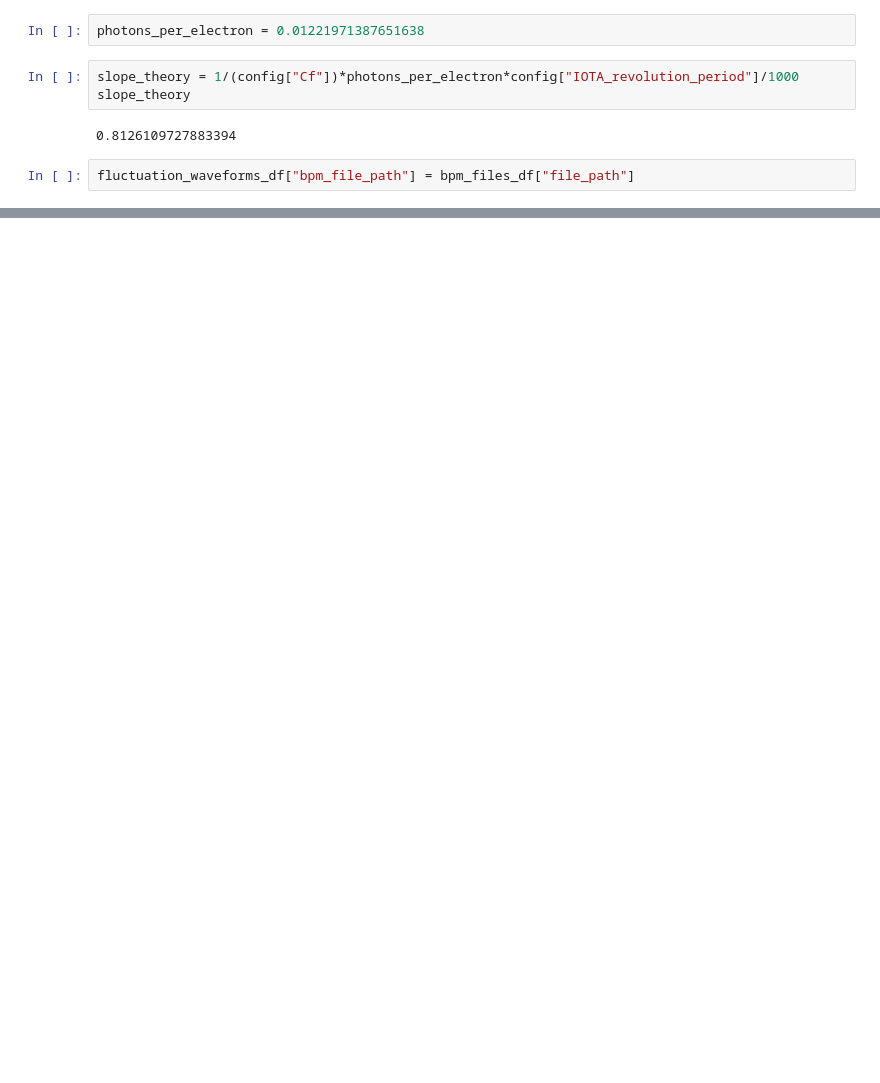
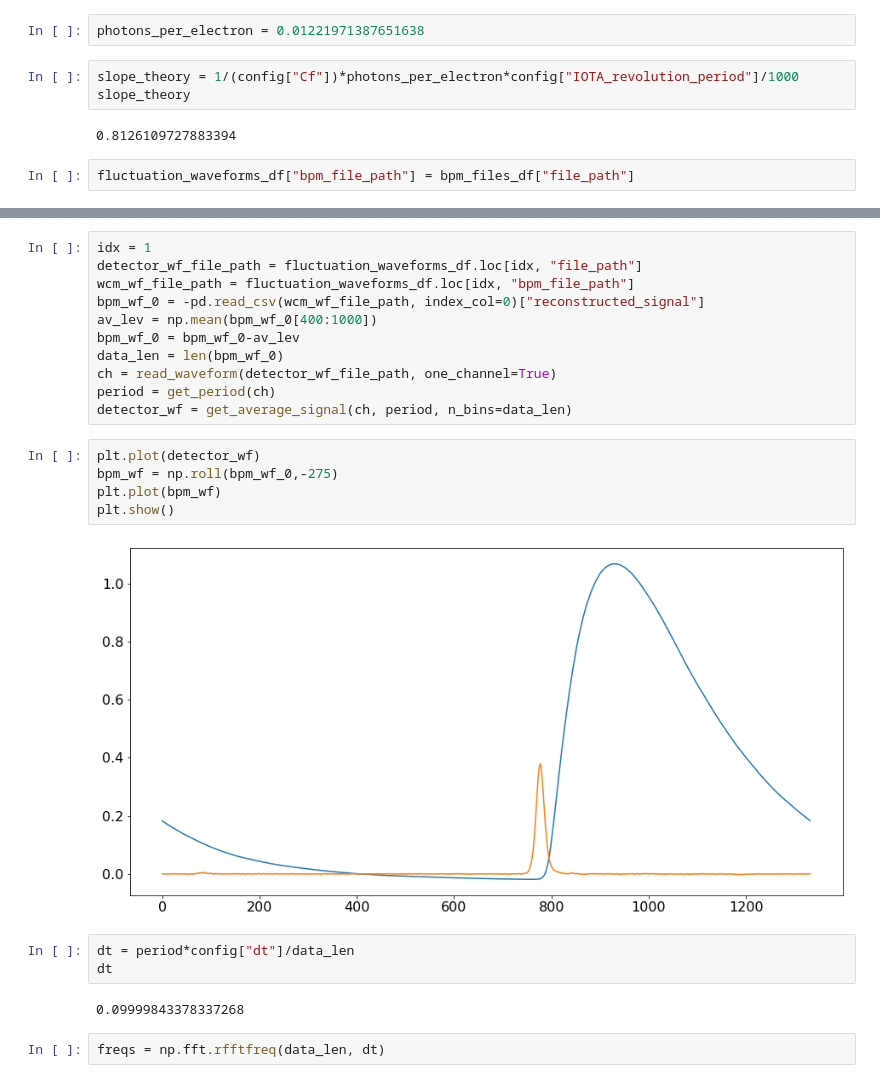
Before and after one commit to IharLobach/fur, a Jupyter notebook: shifts/shift_03_09_2020/amlitude_vs_current.ipynb, the cells around one changed output, grey strips where cells are left out. Drawn from its saved outputs; the diff is of its cells as text; blank space fills up the shorter version.

```diff
--- a/shifts/shift_03_09_2020/amlitude_vs_current.ipynb
+++ b/shifts/shift_03_09_2020/amlitude_vs_current.ipynb
@@ -95,3 +96,28 @@ fluctuation_waveforms_df.head()
 | 2 | 31 | RefCurve_2020-03-09_13_190839.Wfm... | /mnt/c/Users/lobac_000/OneDrive -... | 2020-03-09 19:08:39 | 2020-03-09 19:09:10 | -3.413848 | /mnt/c/Users/lobac_000/OneDrive -... |
 | 3 | 32 | RefCurve_2020-03-09_14_190857.Wfm... | /mnt/c/Users/lobac_000/OneDrive -... | 2020-03-09 19:08:57 | 2020-03-09 19:09:25 | -3.319769 | /mnt/c/Users/lobac_000/OneDrive -... |
 | 4 | 33 | RefCurve_2020-03-09_15_190911.Wfm... | /mnt/c/Users/lobac_000/OneDrive -... | 2020-03-09 19:09:11 | 2020-03-09 19:09:32 | -3.288017 | /mnt/c/Users/lobac_000/OneDrive -... |
+# %%
+idx = 1
+detector_wf_file_path = fluctuation_waveforms_df.loc[idx, "file_path"]
+wcm_wf_file_path = fluctuation_waveforms_df.loc[idx, "bpm_file_path"]
+bpm_wf_0 = -pd.read_csv(wcm_wf_file_path, index_col=0)["reconstructed_signal"]
+av_lev = np.mean(bpm_wf_0[400:1000])
+bpm_wf_0 = bpm_wf_0-av_lev
+data_len = len(bpm_wf_0)
+ch = read_waveform(detector_wf_file_path, one_channel=True)
+period = get_period(ch)
+detector_wf = get_average_signal(ch, period, n_bins=data_len)
+# %%
+plt.plot(detector_wf)
+bpm_wf = np.roll(bpm_wf_0,-275)
+plt.plot(bpm_wf)
+plt.show()
+# %% [output]
+[figure, added]
+# %%
+dt = period*config["dt"]/data_len
+dt
+# %% [output]
+0.09999843378337268
+# %%
+freqs = np.fft.rfftfreq(data_len, dt)
```
Also changed, not shown: parts of 33 cells of this notebook, 3 other files.
